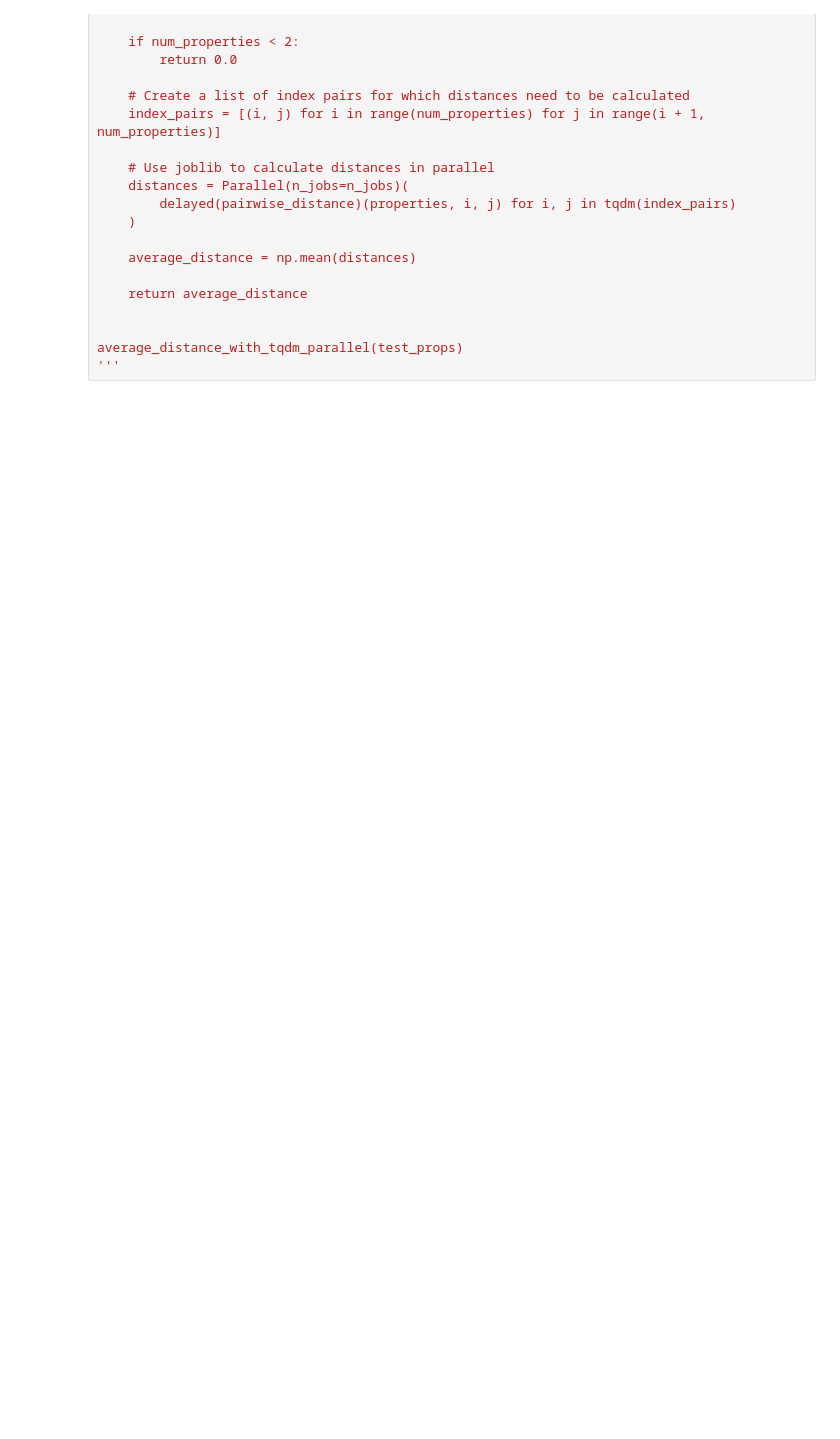
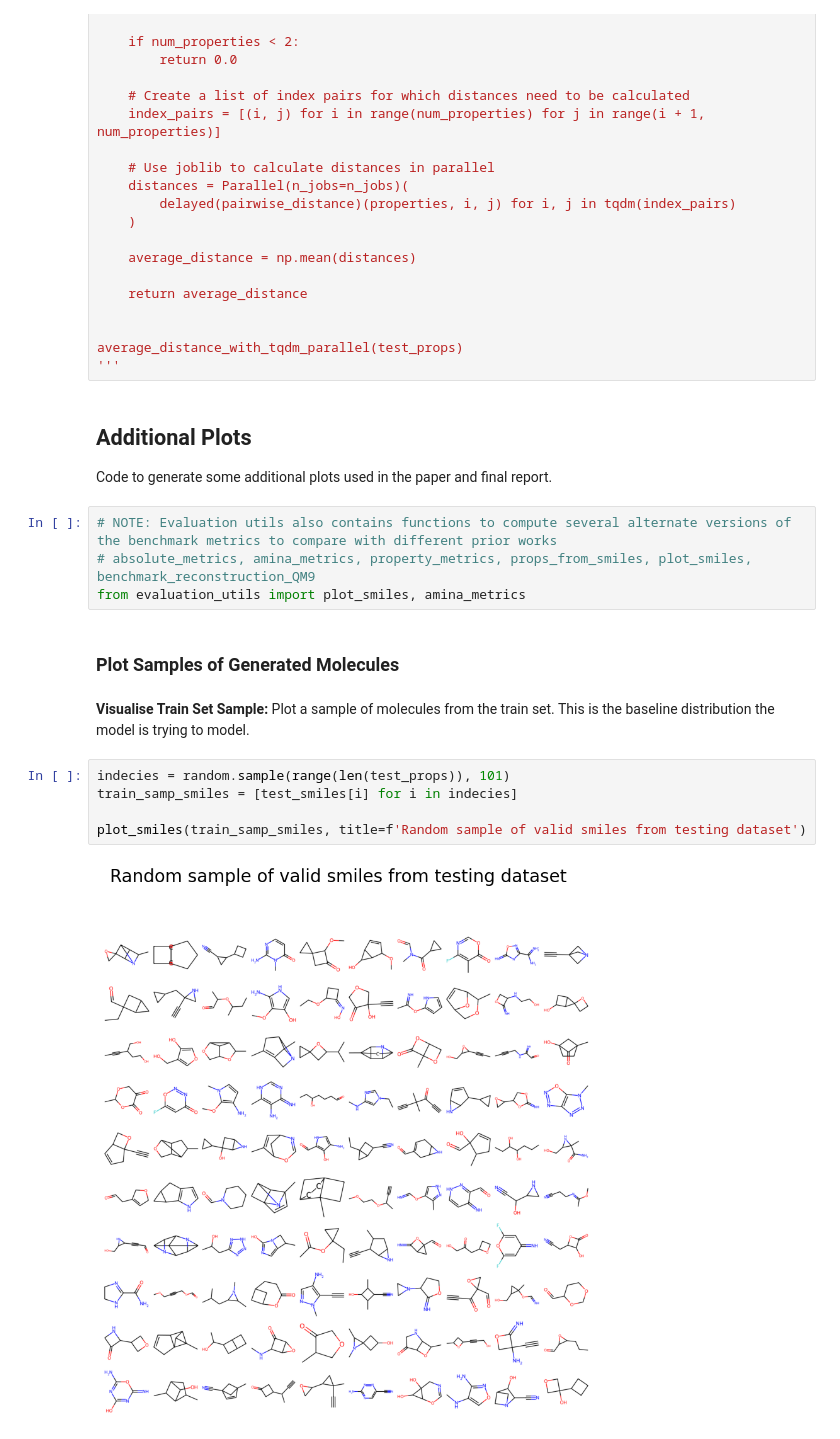
Before and after one commit to HeathArhturLouis/Rethinking-Molecular-Design-Integrating-Latent-Variable-and-Autoregressive-Models-for-Enhanced-Goal, a Jupyter notebook: evaluation/model_performance_evaluation.ipynb, the cells around one changed output. Drawn from its saved outputs; the diff is of its cells as text; blank space fills up the shorter version.

Commit message:
Merged code from Evaluation.ipynb to main evaluation notebook

```diff
--- a/evaluation/model_performance_evaluation.ipynb
+++ b/evaluation/model_performance_evaluation.ipynb
@@ -1638,3 +1638,22 @@ def average_distance_with_tqdm_parallel(properties, n_jobs=-1):
 
 average_distance_with_tqdm_parallel(test_props)
 '''
+# %% [markdown]
+## Additional Plots
+
+Code to generate some additional plots used in the paper and final report.
+# %%
+# NOTE: Evaluation utils also contains functions to compute several alternate versions of the benchmark metrics to compare with different prior works
+# absolute_metrics, amina_metrics, property_metrics, props_from_smiles, plot_smiles, benchmark_reconstruction_QM9
+from evaluation_utils import plot_smiles, amina_metrics
+# %% [markdown]
+### Plot Samples of Generated Molecules
+# %% [markdown]
+**Visualise Train Set Sample:** Plot a sample of molecules from the train set. This is the baseline distribution the model is trying to model.
+# %%
+indecies = random.sample(range(len(test_props)), 101)
+train_samp_smiles = [test_smiles[i] for i in indecies]
+
+plot_smiles(train_samp_smiles, title=f'Random sample of valid smiles from testing dataset')
+# %% [output]
+[figure, added]
```
Also changed, not shown: parts of 14 cells of this notebook, 2 other files.
